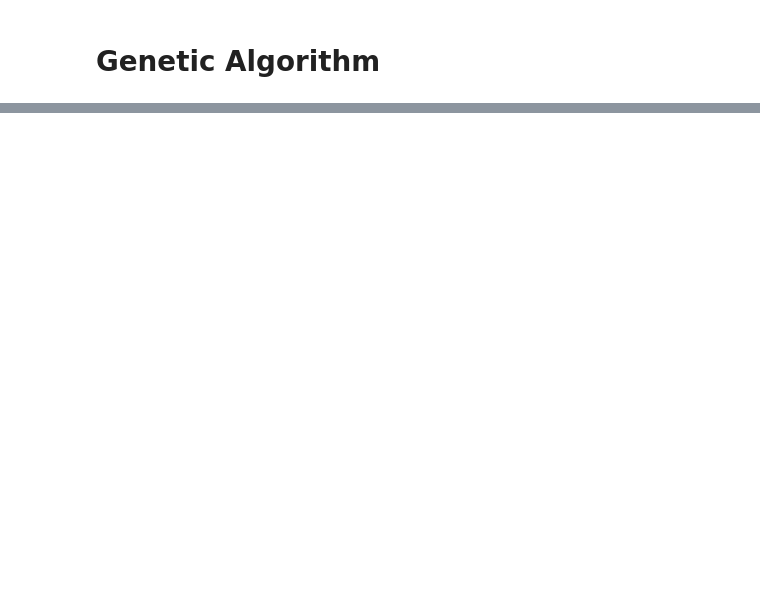
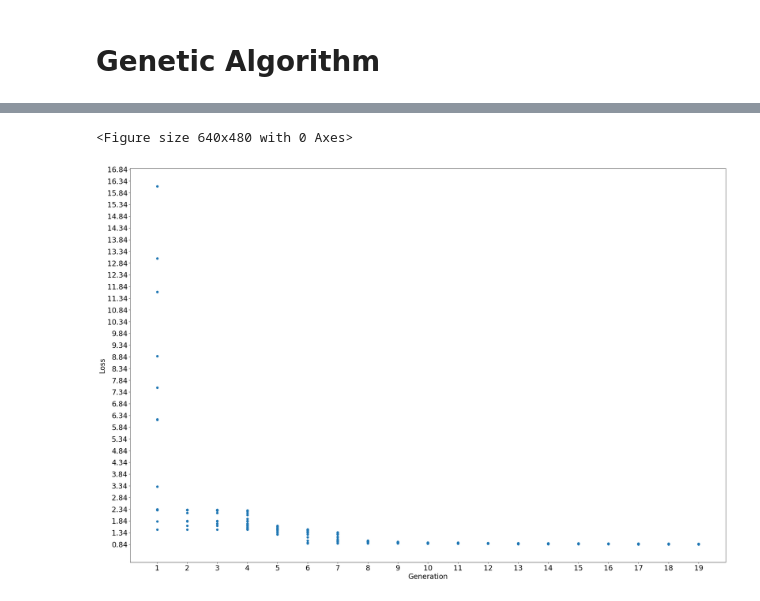
Before and after one commit to matemeglecz/neural_network_optimization_ga, a Jupyter notebook: neural-networks-hw.ipynb, the cells around one changed output, grey strips where cells are left out. Cells and saved outputs as stored; diff of their text form; code cells hidden in the pictures; blank space fills up the shorter version.

```diff
--- a/neural-networks-hw.ipynb
+++ b/neural-networks-hw.ipynb
@@ -658,0 +647,23 @@ NameError: ignored
+# %%
+#plt.rcdefaults()
+plt.figure().clear()
+plt.figure(figsize=(30, 20))
+plt.ylabel("Loss")
+plt.xlabel("Generation")
+x = []
+y = []
+ctr = 0
+for g in losses_in_gen:
+    ctr += 1
+    for l in g:
+        y.append(l)
+        x.append(ctr)
+plt.xticks(np.arange(min(x), max(x) + 1, 1.0))
+plt.yticks(np.arange(min(y), max(y) + 1, 0.5))
+plt.rcParams.update({'font.size': 15})
+plt.scatter(x, y)
+
+plt.savefig("all-loss-gen.png")
+# %% [output]
+<Figure size 640x480 with 0 Axes>
+[figure, added]
```
Also changed, not shown: parts of 31 cells of this notebook, 2 other files.
